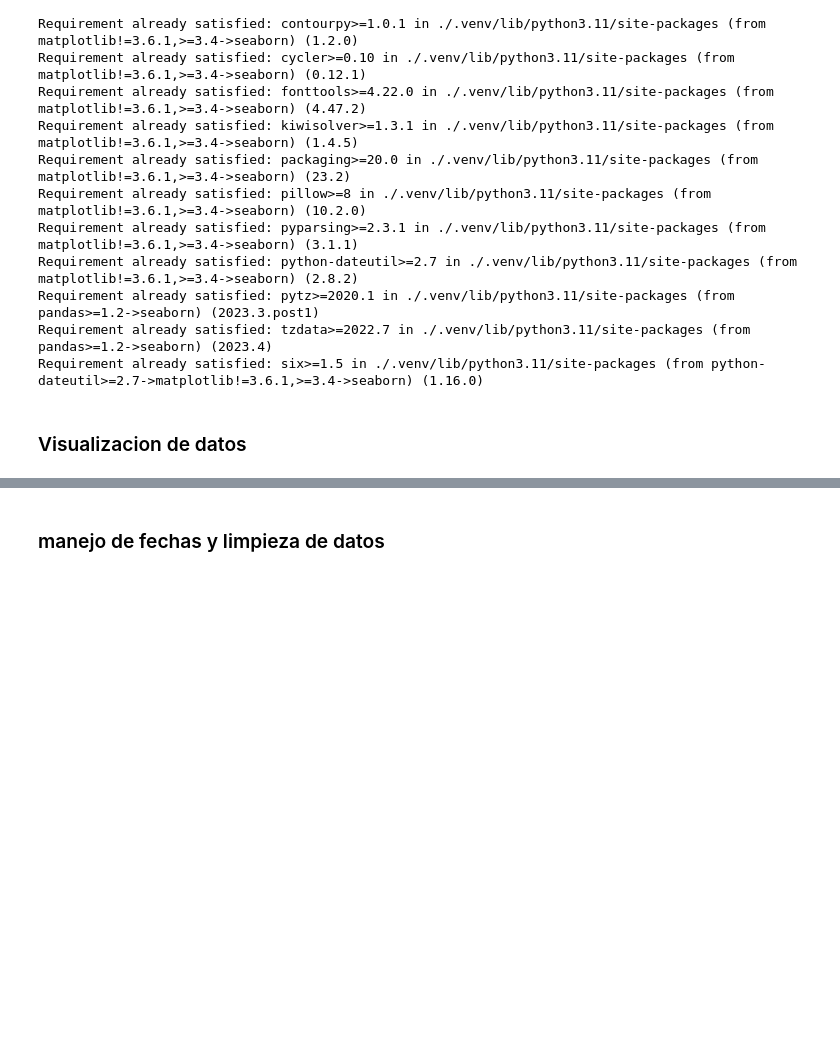
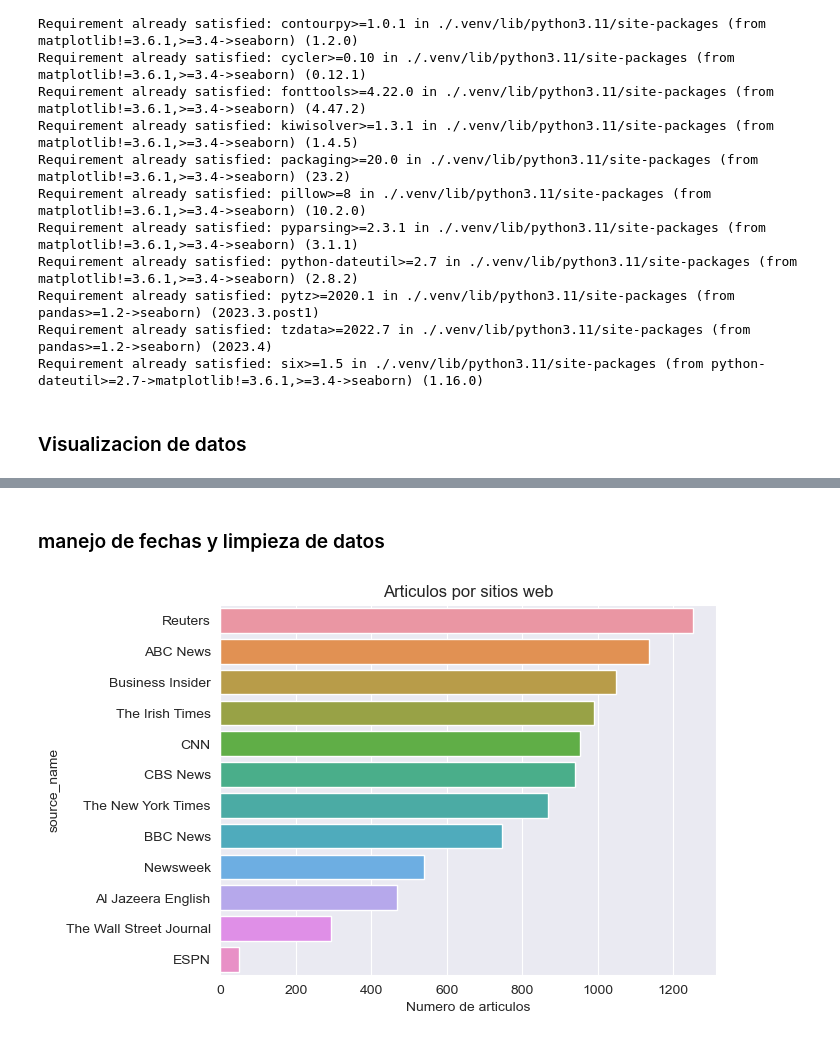
Before and after one commit to ancarye/bedu_class_06, a Jupyter notebook: 04_data_visualization.ipynb, the cells around one changed output, grey strips where cells are left out. Cells and saved outputs as stored; diff of their text form; code cells hidden in the pictures; blank space fills up the shorter version.

Commit message:
actualizacon de visualizacion de datos

```diff
--- a/04_data_visualization.ipynb
+++ b/04_data_visualization.ipynb
@@ -69,6 +69,7 @@ COLUMNS = ['source_name',
            'engagement_comment_plugin_count']
 
 data = pd.read_csv(FILENAME,usecols=COLUMNS)
+data = data.dropna(axis=0, how='any')
 
 #mostrar el encabezado del data frame
 data.head(2)
@@ -76,13 +77,5 @@ data.head(2)
 |  | source_name | author | title | description | published_at | top_article | engagement_reaction_count | ... |
 | 0 | Reuters | Reuters Editorial | NTSB says Autopilot engaged in 20... | The National Transportation Safet... | 2019-09-03T16:22:20Z | 0.0 | 0.0 | ... |
 | 1 | The Irish Times | Eoin Burke-Kennedy | Unemployment falls to post-crash ... | Latest monthly figures reflect co... | 2019-09-03T10:32:28Z | 0.0 | 6.0 | ... |
-# %% [markdown]
-### manejo de fechas y limpieza de datos
-# %%
-#convertir fecha
-data.published_at = pd.to_datatime(data.published_at)
-
-#convertir a titulo los datos
-
-data.title = data.str.lower()
-data =data[~data.title.isna()]
+# %% [markdown]
+### manejo de fechas y limpieza de datos
@@ -88,0 +90,9 @@ data =data[~data.title.isna()]
+# %%
+plt.title('Articulos por sitios web')
+sns.barplot(x = data.source_name.value_counts().values,
+            y = data.source_name.value_counts().index,
+           )
+plt.xlabel('Numero de articulos')
+plt.show()
+# %% [output]
+[figure, added]
```
Also changed, not shown: parts of 4 cells of this notebook.
